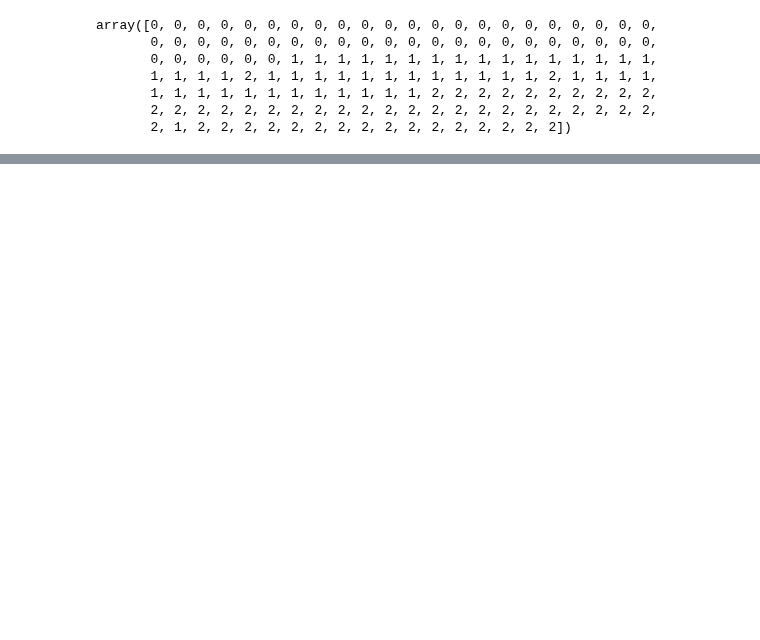
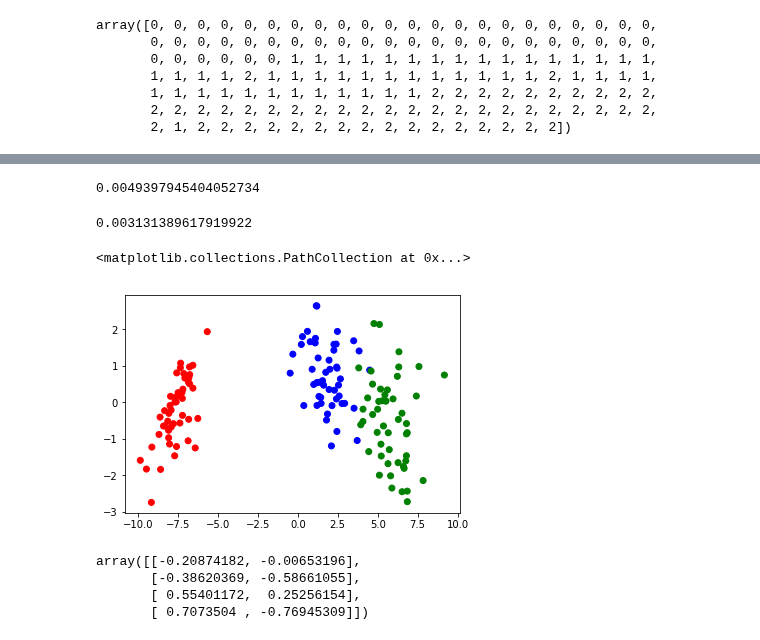
Before and after one commit to cbg-ethz/pybda, a Jupyter notebook: analysis/notebooks/2-dimred-notebooks/lda.ipynb, the cells around one changed output, grey strips where cells are left out. Saved outputs shown, nothing was run; the diff lists cells and outputs as text; code cells hidden in the pictures; blank space fills up the shorter version.

```diff
--- a/analysis/notebooks/2-dimred-notebooks/lda.ipynb
+++ b/analysis/notebooks/2-dimred-notebooks/lda.ipynb
@@ -295,3 +252,7 @@ array([0, 0, 0, 0, 0, 0, 0, 0, 0, 0, 0, 0, 0, 0, 0, 0, 0, 0, 0, 0, 0, 0,
        1, 1, 1, 1, 1, 1, 1, 1, 1, 1, 1, 1, 2, 2, 2, 2, 2, 2, 2, 2, 2, 2,
        2, 2, 2, 2, 2, 2, 2, 2, 2, 2, 2, 2, 2, 2, 2, 2, 2, 2, 2, 2, 2, 2,
        2, 1, 2, 2, 2, 2, 2, 2, 2, 2, 2, 2, 2, 2, 2, 2, 2, 2])
+# %%
+conf = pyspark.SparkConf().setMaster("local[*]").set("spark.driver.memory", "4G").set("spark.executor.memory", "4G")
+sc = pyspark.SparkContext(conf=conf)
+spark = pyspark.sql.SparkSession(sc)
@@ -297,0 +261,9 @@ array([0, 0, 0, 0, 0, 0, 0, 0, 0, 0, 0, 0, 0, 0, 0, 0, 0, 0, 0, 0, 0, 0,
+# %%
+file_name = "/home/simon/PROJECTS/koios/analysis/iris.tsv"
+# %%
+df = spark.read.csv(path=file_name, sep="\t", header='true')
+# %%
+for i, x in enumerate(df.columns):
+    df = df.withColumn(x, df[x].cast("double"))
+
+df = df.fillna(0)
@@ -297,0 +430,26 @@ array([0, 0, 0, 0, 0, 0, 0, 0, 0, 0, 0, 0, 0, 0, 0, 0, 0, 0, 0, 0, 0, 0,
+# %%
+d = time.time()
+lda = LinearDiscriminantAnalysis(n_components=2, solver='svd')
+_ = lda.fit_transform(X, y)
+print(time.time() - d)
+# %% [output]
+0.0049397945404052734
+# %%
+d = time.time()
+lda = LinearDiscriminantAnalysis(n_components=2, solver='eigen')
+_ = lda.fit_transform(X, y)
+print(time.time() - d)
+# %% [output]
+0.003131389617919922
+# %%
+plt.scatter(-1*s[:,0], -1*s[: ,1], color=[["red", "blue", "green"][x] for x in y])
+# %% [output]
+<matplotlib.collections.PathCollection at 0x...>
+[figure, added]
+# %%
+W
+# %% [output]
+array([[-0.20874182, -0.00653196],
+       [-0.38620369, -0.58661055],
+       [ 0.55401172,  0.25256154],
+       [ 0.7073504 , -0.76945309]])
```
Also changed, not shown: parts of 51 cells of this notebook, 6 other files.
